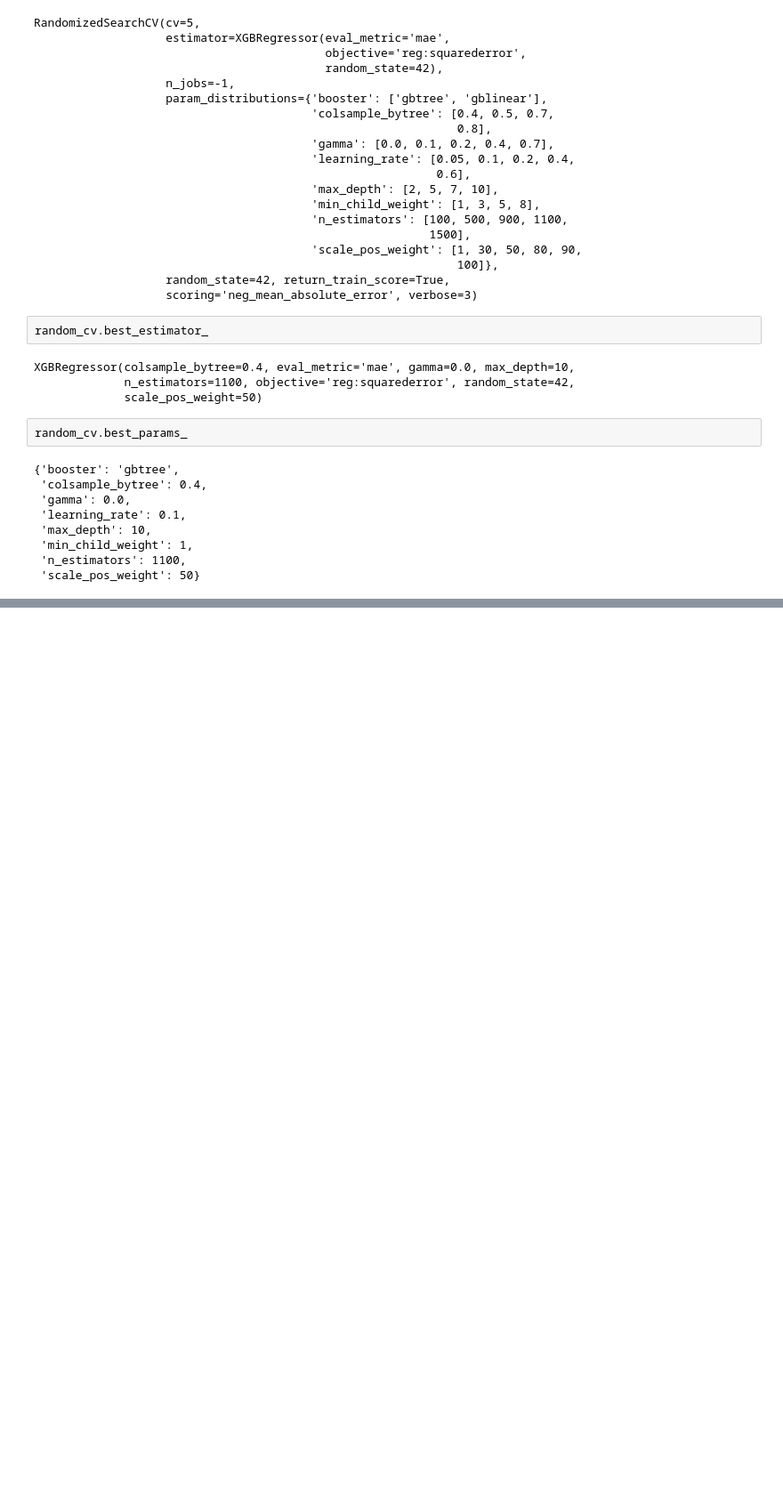
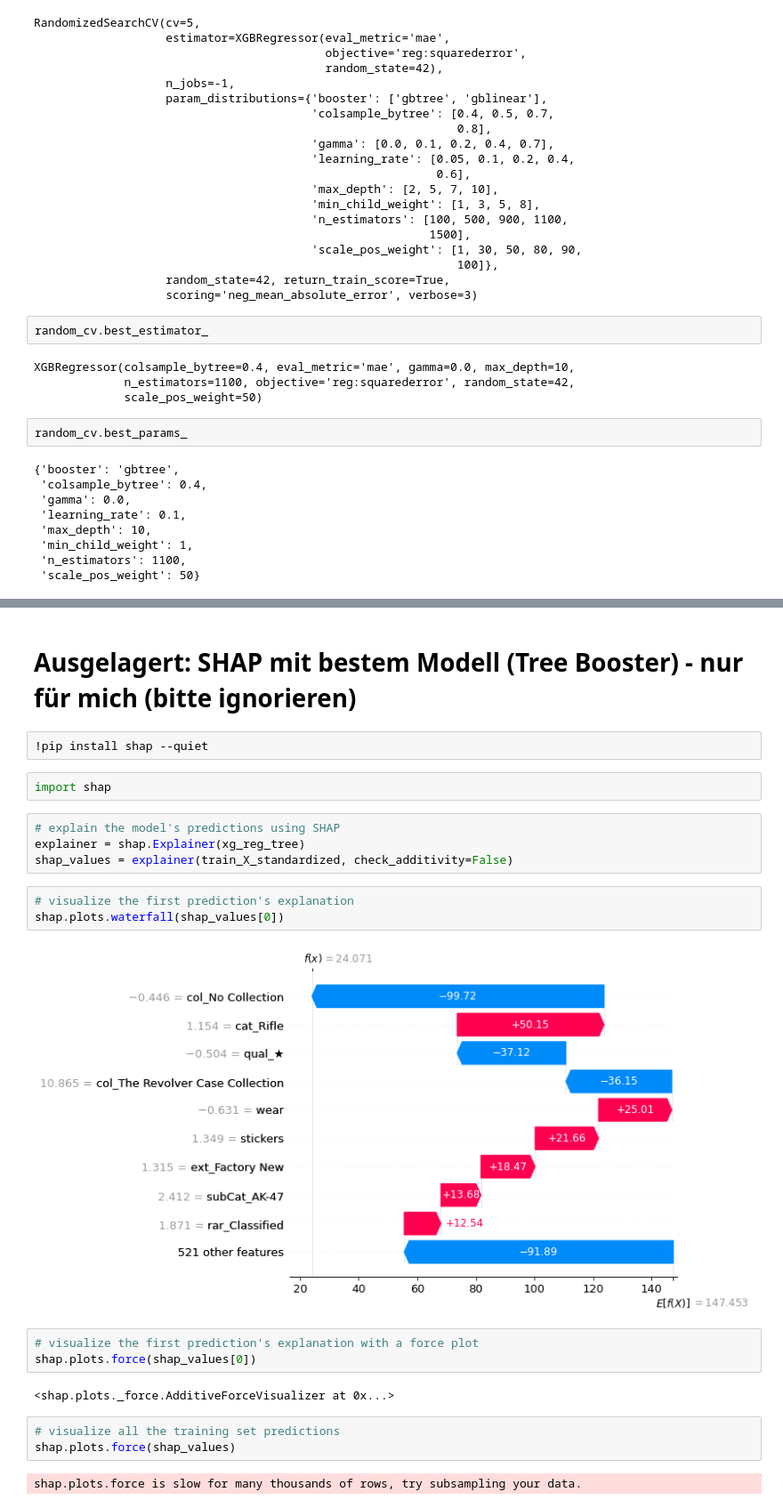
Before and after one commit to princessivy/Analyzing_CSGO_SkinPrices, a Jupyter notebook: CSGO_ML_Model.ipynb, the cells around one changed output, grey strips where cells are left out. Shown at 89% size. Saved outputs shown, nothing was run; the diff lists cells and outputs as text; blank space fills up the shorter version.

```diff
--- a/CSGO_ML_Model.ipynb
+++ b/CSGO_ML_Model.ipynb
@@ -204,3 +213,28 @@ random_cv.best_params_
 **Mit Hyperparametertuning:**
 * xgb.XGBRegressor(colsample_bytree=0.4, eval_metric='mae', gamma=0.0, max_depth=10, n_estimators=1100, objective='reg:squarederror', random_state=42, scale_pos_weight=50)
   * MAE: 50,86
+# %% [markdown]
+# Ausgelagert: SHAP mit bestem Modell (Tree Booster) - nur für mich (bitte ignorieren)
+# %%
+!pip install shap --quiet
+# %%
+import shap
+# %%
+# explain the model's predictions using SHAP
+explainer = shap.Explainer(xg_reg_tree)
+shap_values = explainer(train_X_standardized, check_additivity=False)
+# %%
+# visualize the first prediction's explanation
+shap.plots.waterfall(shap_values[0])
+# %% [output]
+[figure, added]
+# %%
+# visualize the first prediction's explanation with a force plot
+shap.plots.force(shap_values[0])
+# %% [output]
+<shap.plots._force.AdditiveForceVisualizer at 0x...>
+# %%
+# visualize all the training set predictions
+shap.plots.force(shap_values)
+# %% [output]
+shap.plots.force is slow for many thousands of rows, try subsampling your data.
```
Also changed, not shown: parts of 17 cells of this notebook.
